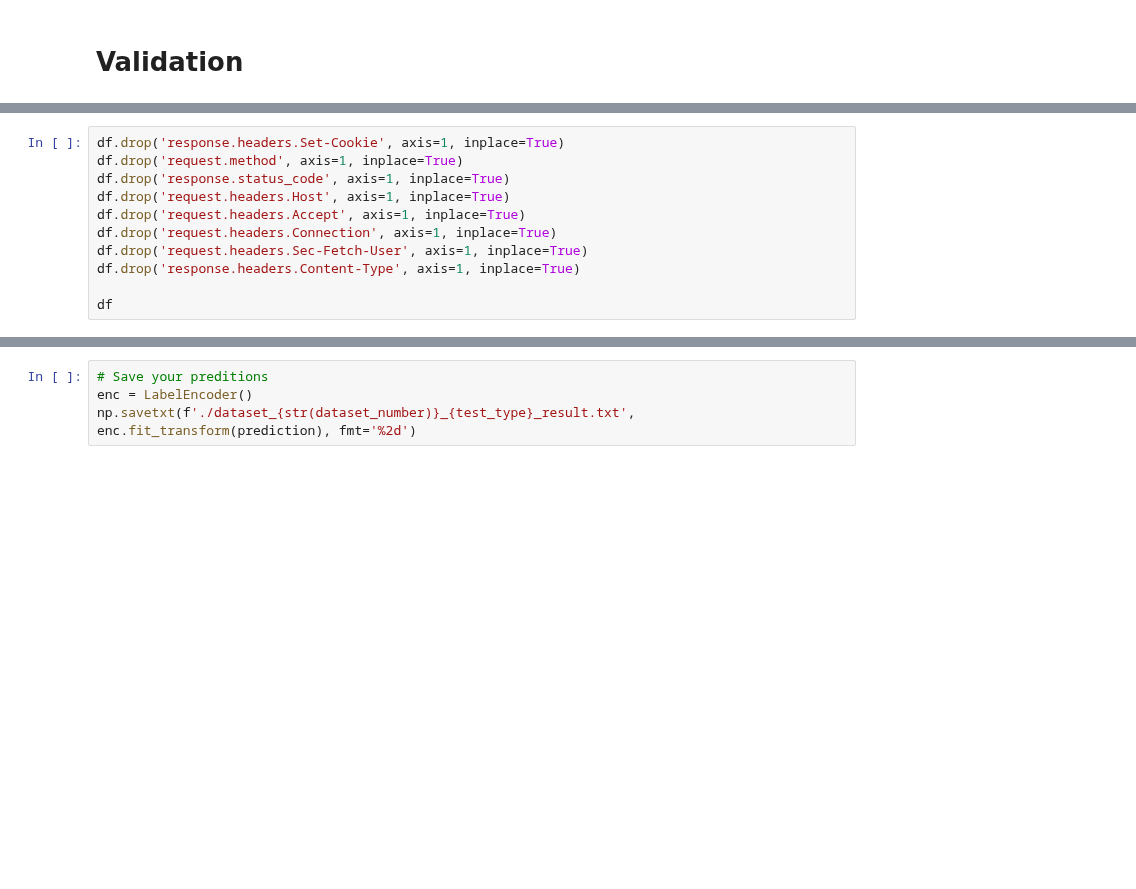
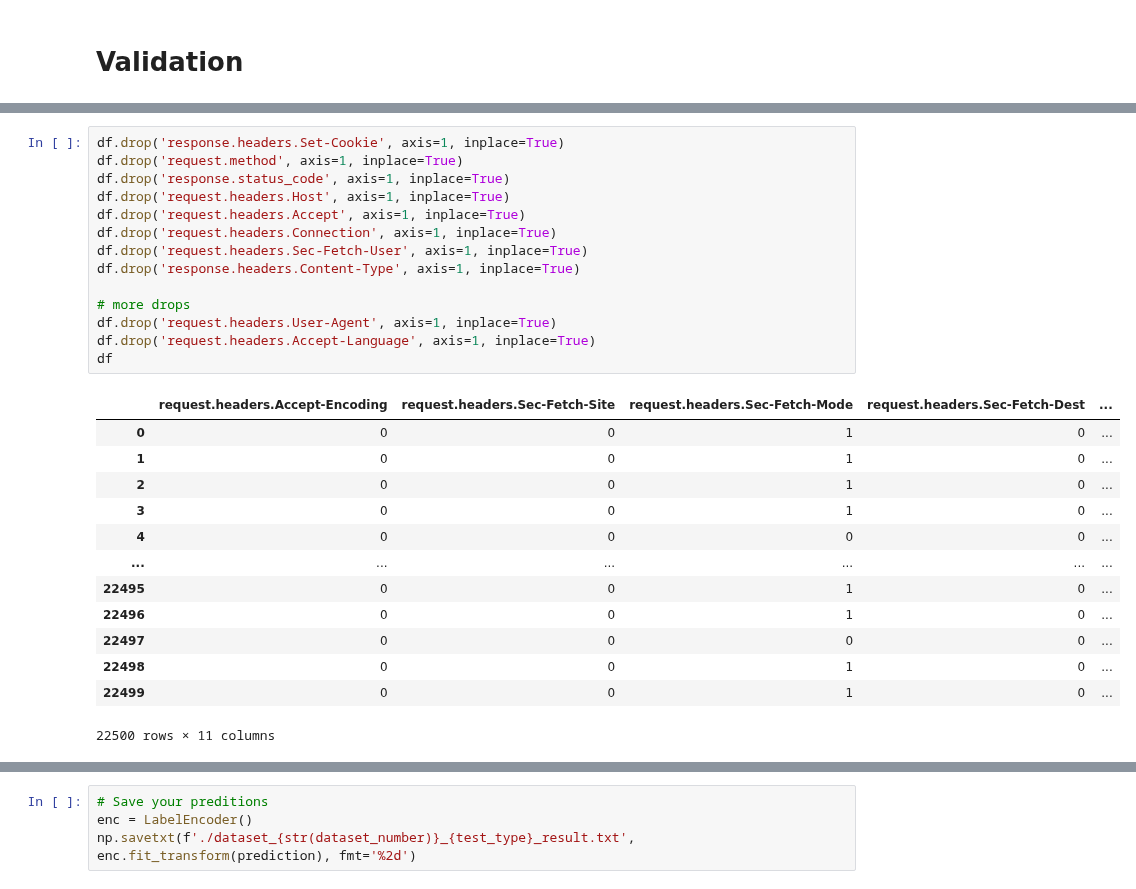
Before and after one commit to chenshtynmetz/CiscoCompetition, a Jupyter notebook: Dataset2.ipynb, the cells around one changed output, grey strips where cells are left out. Drawn from its saved outputs; the diff is of its cells as text; blank space fills up the shorter version.

```diff
--- a/Dataset2.ipynb
+++ b/Dataset2.ipynb
@@ -676,14 +727,31 @@ df.head()
 # %%
 df.drop('response.headers.Set-Cookie', axis=1, inplace=True)
 df.drop('request.method', axis=1, inplace=True)
 df.drop('response.status_code', axis=1, inplace=True)
 df.drop('request.headers.Host', axis=1, inplace=True)
 df.drop('request.headers.Accept', axis=1, inplace=True)
 df.drop('request.headers.Connection', axis=1, inplace=True)
 df.drop('request.headers.Sec-Fetch-User', axis=1, inplace=True)
 df.drop('response.headers.Content-Type', axis=1, inplace=True)
 
+# more drops
+df.drop('request.headers.User-Agent', axis=1, inplace=True)
+df.drop('request.headers.Accept-Language', axis=1, inplace=True)
 df
+# %% [output]
+|  | request.headers.Accept-Encoding | request.headers.Sec-Fetch-Site | request.headers.Sec-Fetch-Mode | request.headers.Sec-Fetch-Dest | ... |
+| 0 | 0 | 0 | 1 | 0 | ... |
+| 1 | 0 | 0 | 1 | 0 | ... |
+| 2 | 0 | 0 | 1 | 0 | ... |
+| 3 | 0 | 0 | 1 | 0 | ... |
+| 4 | 0 | 0 | 0 | 0 | ... |
+| ... | ... | ... | ... | ... | ... |
+| 22495 | 0 | 0 | 1 | 0 | ... |
+| 22496 | 0 | 0 | 1 | 0 | ... |
+| 22497 | 0 | 0 | 0 | 0 | ... |
+| 22498 | 0 | 0 | 1 | 0 | ... |
+| 22499 | 0 | 0 | 1 | 0 | ... |
+22500 rows × 11 columns
 # %%
 # Choose the right features
 # In our example code we choose all the columns as our feature this can be the right or wrong way to approach the model, you choose.
```
Also changed, not shown: parts of 29 cells of this notebook.
